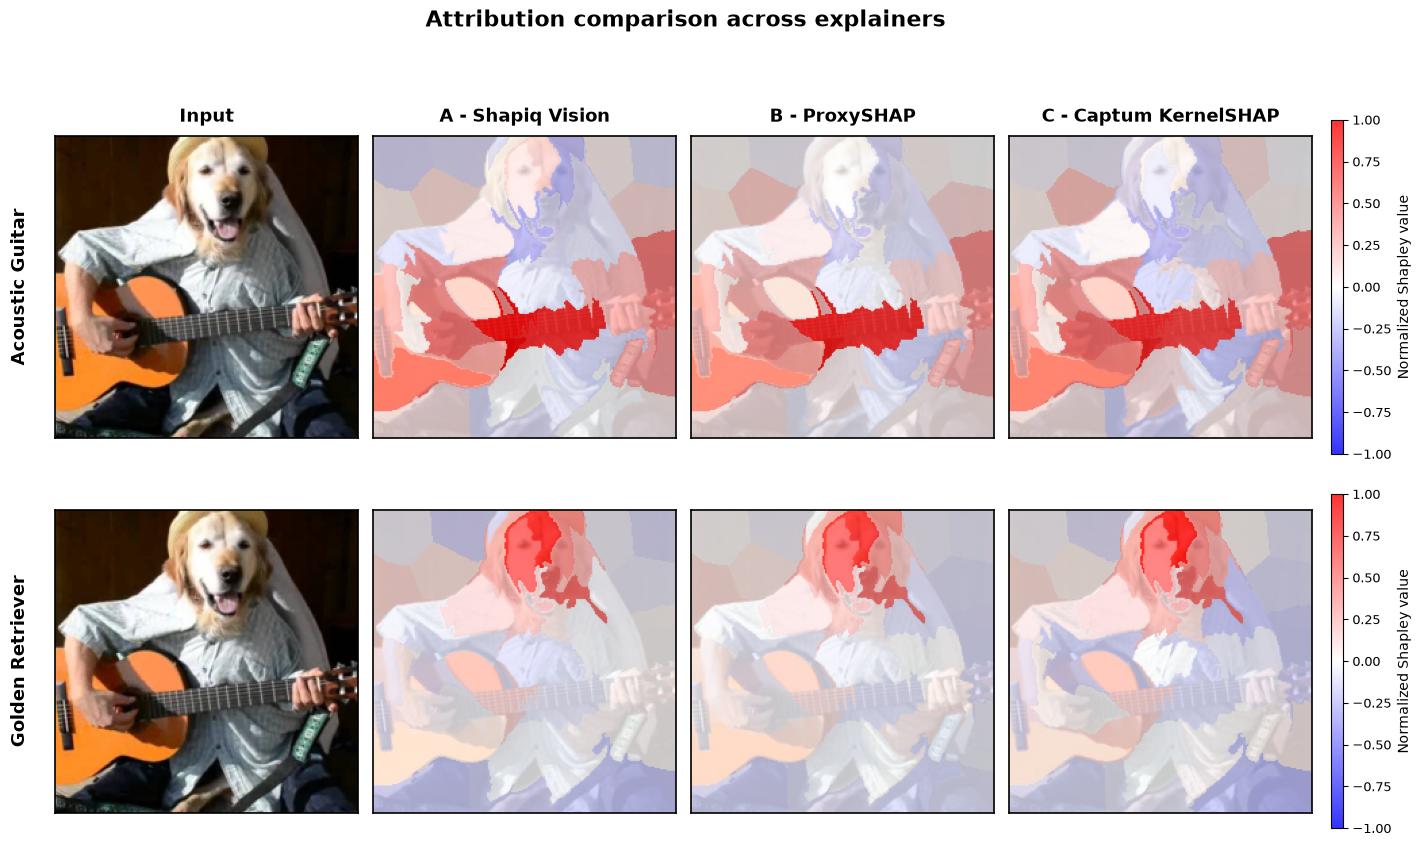
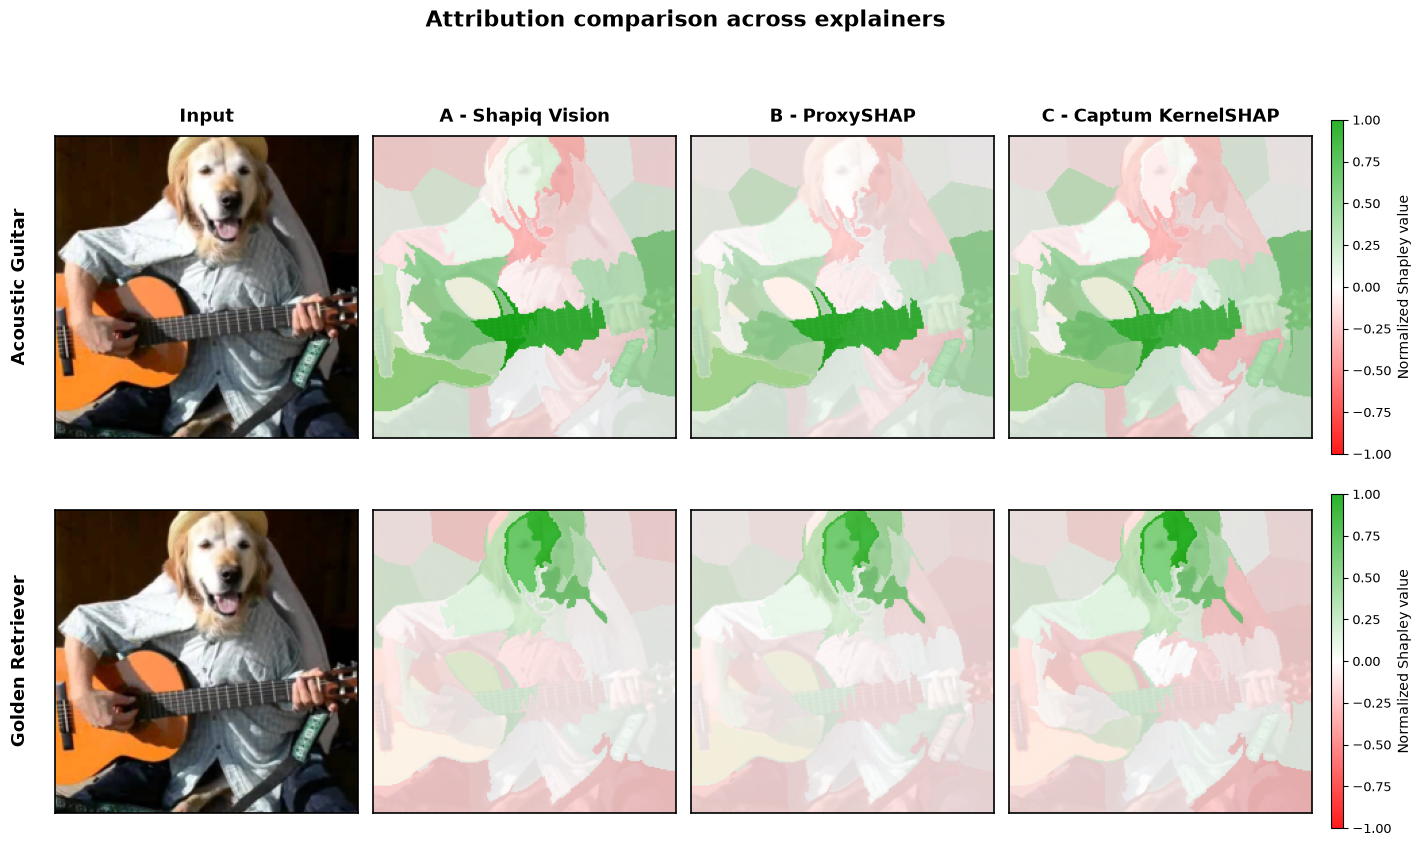
The notebook cell's code change between the first figure and the second:
--- before
+++ after
@@ -1,2 +1,6 @@
+import matplotlib.colors as mcolors
+colors = ["#FF0000", "#FFFFFF", "#12AA12"] 
+custom_rd_gn = mcolors.LinearSegmentedColormap.from_list("RedWhiteGreen", colors)
+
 def attribution_map(values, segments):
     out = np.zeros(segments.shape, dtype=np.float32)
@@ -40,5 +44,5 @@
     for ax, m, title in zip(axes[row_idx, 1:], maps, names):
         ax.imshow(image_np)
-        im = ax.imshow(m, cmap="RdBu_r", norm=norm, alpha=0.8)
+        im = ax.imshow(m, cmap=custom_rd_gn, norm=norm, alpha=0.9)
         ax.set_xticks([]); ax.set_yticks([])
         for spine in ax.spines.values():

Commit: Changed colours